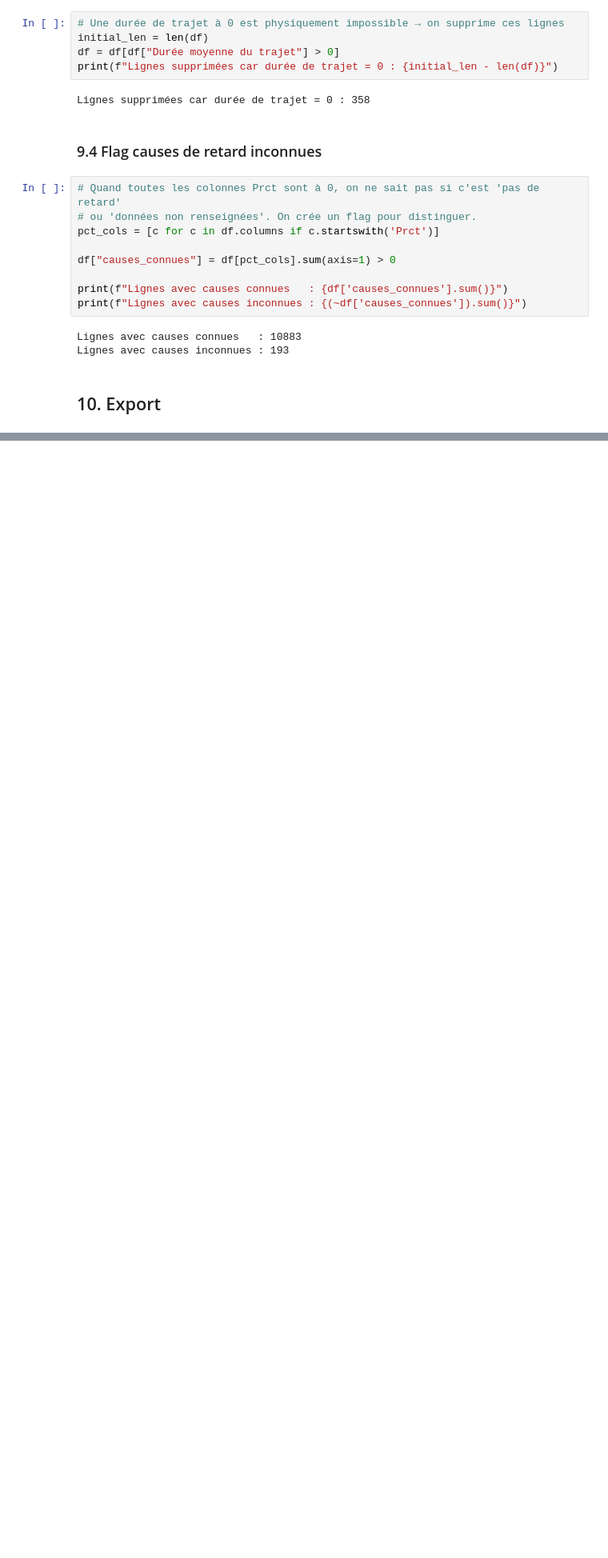
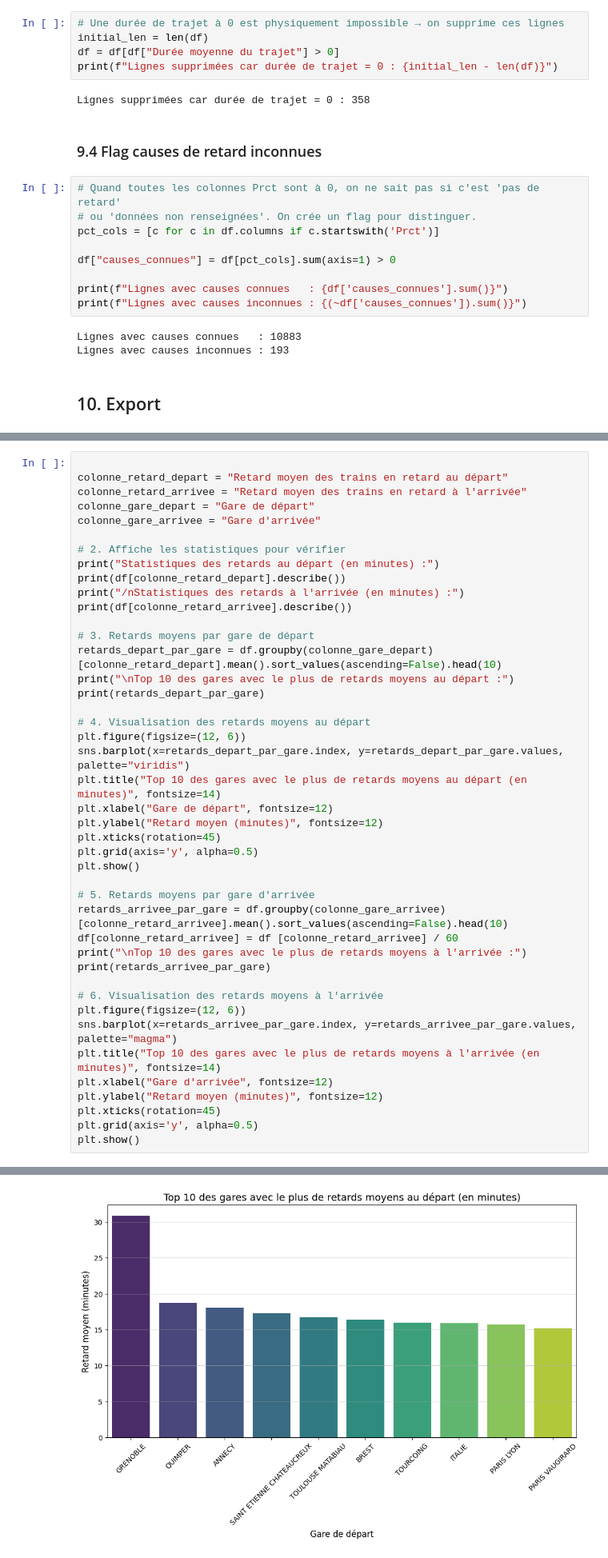
Before and after one commit to MeghCH/Tardis, a Jupyter notebook: tardis_eda.ipynb, the cells around one changed output, grey strips where cells are left out. Shown at 80% size. Saved outputs shown, nothing was run; the diff lists cells and outputs as text; blank space fills up the shorter version.

```diff
--- a/tardis_eda.ipynb
+++ b/tardis_eda.ipynb
@@ -557,0 +553,44 @@ Name: Retard moyen de tous les trains à l'arrivée, dtype: float64
+# %%
+
+colonne_retard_depart = "Retard moyen des trains en retard au départ"
+colonne_retard_arrivee = "Retard moyen des trains en retard à l'arrivée"
+colonne_gare_depart = "Gare de départ"
+colonne_gare_arrivee = "Gare d'arrivée"
+
+# 2. Affiche les statistiques pour vérifier
+print("Statistiques des retards au départ (en minutes) :")
+print(df[colonne_retard_depart].describe())
+print("/nStatistiques des retards à l'arrivée (en minutes) :")
+print(df[colonne_retard_arrivee].describe())
+
+# 3. Retards moyens par gare de départ
+retards_depart_par_gare = df.groupby(colonne_gare_depart)[colonne_retard_depart].mean().sort_values(ascending=False).head(10)
+print("\nTop 10 des gares avec le plus de retards moyens au départ :")
+print(retards_depart_par_gare)
+
+# 4. Visualisation des retards moyens au départ
+plt.figure(figsize=(12, 6))
+sns.barplot(x=retards_depart_par_gare.index, y=retards_depart_par_gare.values, palette="viridis")
+plt.title("Top 10 des gares avec le plus de retards moyens au départ (en minutes)", fontsize=14)
+plt.xlabel("Gare de départ", fontsize=12)
+plt.ylabel("Retard moyen (minutes)", fontsize=12)
+plt.xticks(rotation=45)
+plt.grid(axis='y', alpha=0.5)
+plt.show()
+
+# 5. Retards moyens par gare d'arrivée
+retards_arrivee_par_gare = df.groupby(colonne_gare_arrivee)[colonne_retard_arrivee].mean().sort_values(ascending=False).head(10)
+df[colonne_retard_arrivee] = df [colonne_retard_arrivee] / 60
+print("\nTop 10 des gares avec le plus de retards moyens à l'arrivée :")
+print(retards_arrivee_par_gare)
+
+# 6. Visualisation des retards moyens à l'arrivée
+plt.figure(figsize=(12, 6))
+sns.barplot(x=retards_arrivee_par_gare.index, y=retards_arrivee_par_gare.values, palette="magma")
+plt.title("Top 10 des gares avec le plus de retards moyens à l'arrivée (en minutes)", fontsize=14)
+plt.xlabel("Gare d'arrivée", fontsize=12)
+plt.ylabel("Retard moyen (minutes)", fontsize=12)
+plt.xticks(rotation=45)
+plt.grid(axis='y', alpha=0.5)
+plt.show()
+# %% [output]
@@ -557,0 +617 @@ Name: Retard moyen de tous les trains à l'arrivée, dtype: float64
+[figure, added]
```
Also changed, not shown: parts of 25 cells of this notebook, 1 other file.
